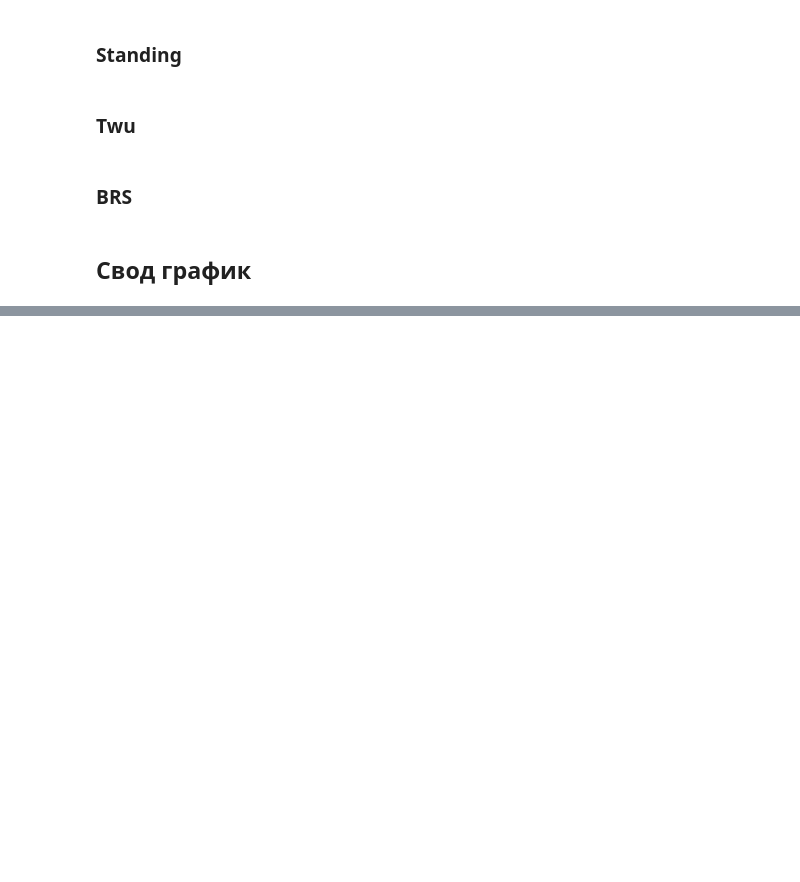
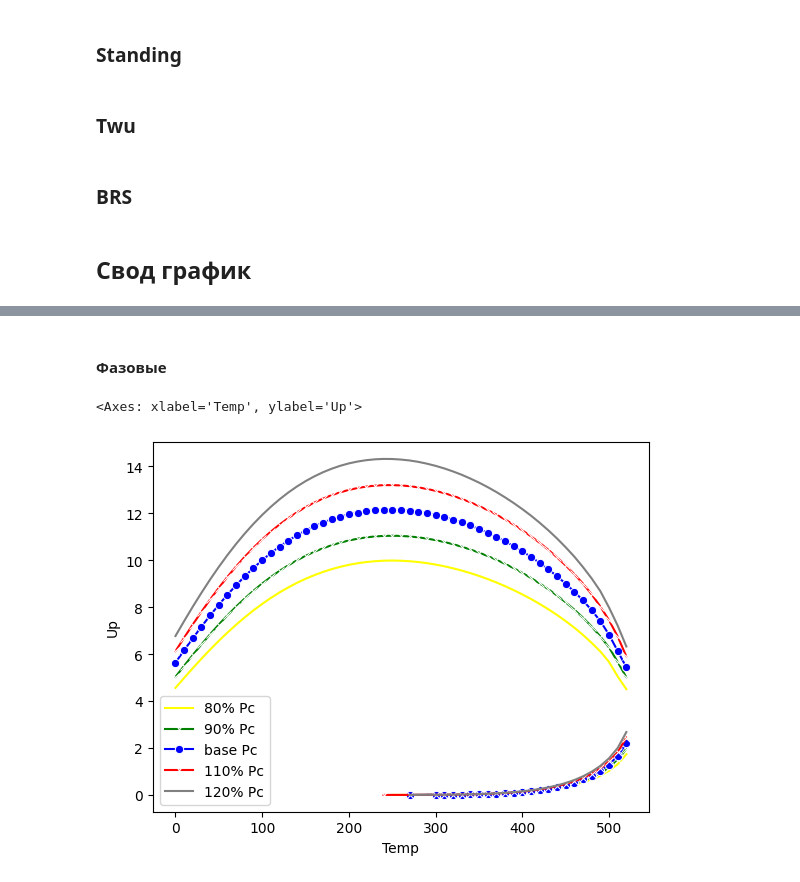
Before and after one commit to SidorenkoDD/BlackBoxFluid, a Jupyter notebook: code/notebook diss.ipynb, the cells around one changed output, grey strips where cells are left out. Saved outputs shown, nothing was run; the diff lists cells and outputs as text; code cells hidden in the pictures; blank space fills up the shorter version.

Commit message:
добавлен метод по изменению целого свойства у Composition через словарь. Добавлена часть ноутбука по сравнению Рс и Тс

```diff
--- a/code/notebook diss.ipynb
+++ b/code/notebook diss.ipynb
@@ -527,0 +744,11 @@ plt.xlabel('Temp, C')
+# %%
+pc_90_dict = {}
+
+base_components = ['C1', 'C2', 'C3', 'iC4', 'nC4', 'iC5', 'nC5', 'CO2', 'H2S', 'N2']
+composition_pc90 = Composition(przlm_dict)
+for component in composition_pc90.COMPOSITION_PROPERTIES['key_0']:
+    if component in base_components:
+        pc_90_dict[component] = composition_pc90.COMPOSITION_PROPERTIES[composition_pc90.COMPOSITION_PROPERTIES['key_0'] == component]['critical_pressure'].iloc[0]
+    else:
+        pc_90_dict[component] = composition_pc90.COMPOSITION_PROPERTIES[composition_pc90.COMPOSITION_PROPERTIES['key_0'] == component]['critical_pressure'].iloc[0] * 0.9
+composition_pc90.set_property_dict('critical_pressure', pc_90_dict)
@@ -527,0 +793,4 @@ plt.xlabel('Temp, C')
+# %%
+phase_env_pc90 = PhaseDiagram(composition_pc90, p_max=20, t_min=0, t_max=550, t_step=10)
+phase_env_pc90.calc_phase_diagram('PREOS')
+phase_env_pc90_data = phase_env_pc90.get_phase_diagram_data()
@@ -527,0 +826,11 @@ plt.xlabel('Temp, C')
+# %%
+pc_80_dict = {}
+
+base_components = ['C1', 'C2', 'C3', 'iC4', 'nC4', 'iC5', 'nC5', 'CO2', 'H2S', 'N2']
+composition_pc80 = Composition(przlm_dict)
+for component in composition_pc80.COMPOSITION_PROPERTIES['key_0']:
+    if component in base_components:
+        pc_80_dict[component] = composition_pc80.COMPOSITION_PROPERTIES[composition_pc80.COMPOSITION_PROPERTIES['key_0'] == component]['critical_pressure'].iloc[0]
+    else:
+        pc_80_dict[component] = composition_pc80.COMPOSITION_PROPERTIES[composition_pc80.COMPOSITION_PROPERTIES['key_0'] == component]['critical_pressure'].iloc[0] * 0.8
+composition_pc80.set_property_dict('critical_pressure', pc_80_dict)
@@ -527,0 +854,4 @@ plt.xlabel('Temp, C')
+# %%
+phase_env_pc80 = PhaseDiagram(composition_pc80, p_max=20, t_min=0, t_max=550, t_step=10)
+phase_env_pc80.calc_phase_diagram('PREOS')
+phase_env_pc80_data = phase_env_pc80.get_phase_diagram_data()
@@ -527,0 +907,2 @@ plt.xlabel('Temp, C')
+# %% [markdown]
+#### Фазовые
@@ -527,0 +912,14 @@ plt.xlabel('Temp, C')
+# %%
+sns.lineplot(marker='',data = phase_env_pc80_data, x= phase_env_pc80_data['Temp'], y= phase_env_pc80_data['Up'], color = 'yellow', label = '80% Pc')
+sns.lineplot(marker='',data = phase_env_pc80_data, x= phase_env_pc80_data['Temp'], y= phase_env_pc80_data['Low'], color = 'yellow')
+sns.lineplot(marker='x',data = phase_env_pc90_data, x= phase_env_pc90_data['Temp'], y= phase_env_pc90_data['Up'], color = 'green', label = '90% Pc')
+sns.lineplot(marker='x',data = phase_env_pc90_data, x= phase_env_pc90_data['Temp'], y= phase_env_pc90_data['Low'], color = 'green')
+sns.lineplot(marker='o',data = phase_env_base_data, x= phase_env_base_data['Temp'], y= phase_env_base_data['Up'], color = 'blue', label = 'base Pc')
+sns.lineplot(marker='o',data = phase_env_base_data, x= phase_env_base_data['Temp'], y= phase_env_base_data['Low'], color = 'blue')
+sns.lineplot(marker='x',data = phase_env_pc110_data, x= phase_env_pc110_data['Temp'], y= phase_env_pc110_data['Up'], color = 'red', label = '110% Pc')
+sns.lineplot(marker='x',data = phase_env_pc110_data, x= phase_env_pc110_data['Temp'], y= phase_env_pc110_data['Low'], color = 'red')
+sns.lineplot(marker='',data = phase_env_pc120_data, x= phase_env_pc120_data['Temp'], y= phase_env_pc120_data['Up'], color = 'gray', label = '120% Pc')
+sns.lineplot(marker='',data = phase_env_pc120_data, x= phase_env_pc120_data['Temp'], y= phase_env_pc120_data['Low'], color = 'gray')
+# %% [output]
+<Axes: xlabel='Temp', ylabel='Up'>
+[figure, added]
```
Also changed, not shown: parts of 68 cells of this notebook, 6 other files.
